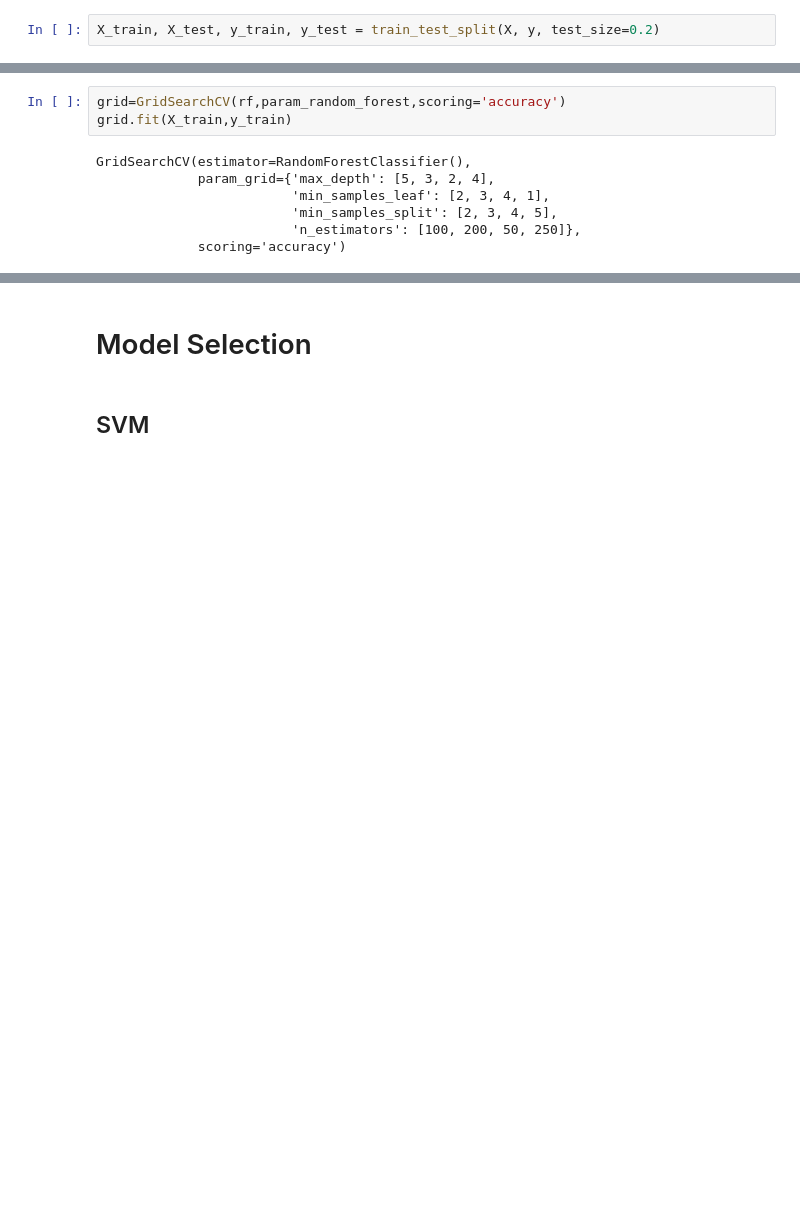
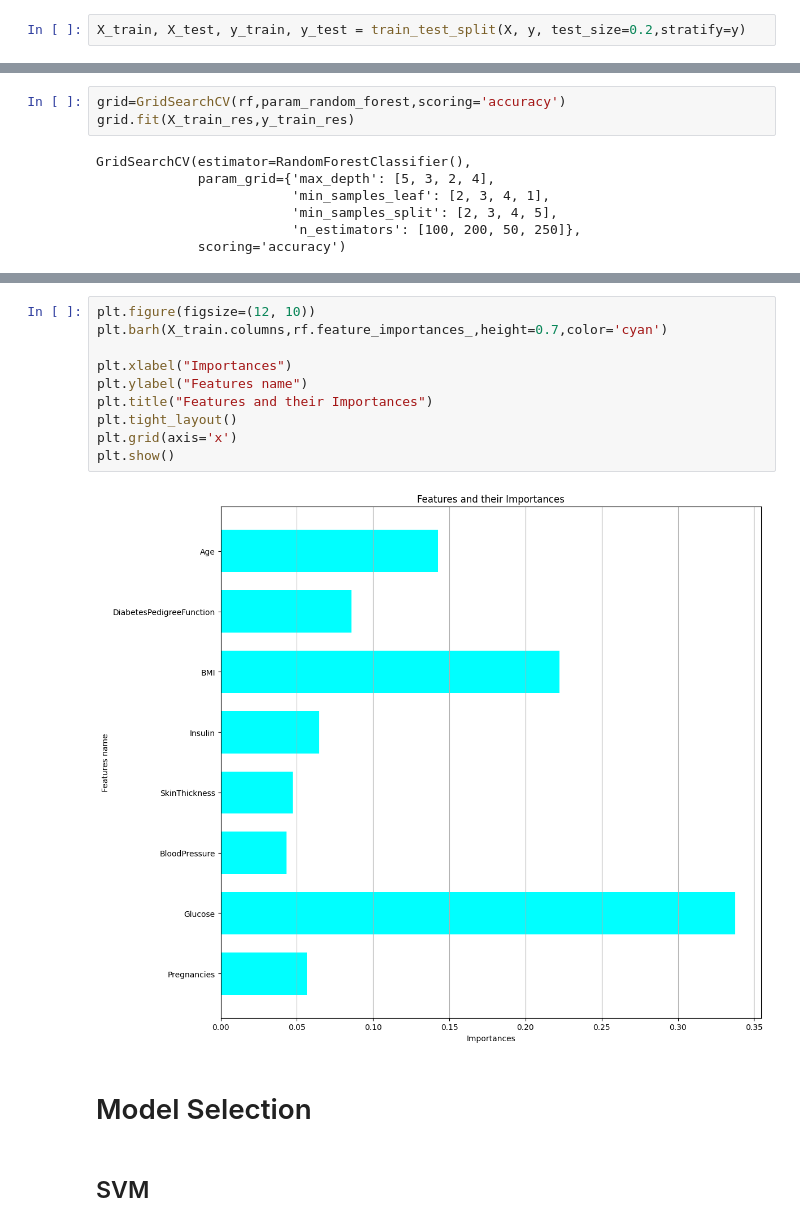
Before and after one commit to bhzyy/Machine_Learning, a Jupyter notebook: Diabet/diabet_predict.ipynb, the cells around one changed output, grey strips where cells are left out. Drawn from its saved outputs; the diff is of its cells as text; blank space fills up the shorter version.

```diff
--- a/Diabet/diabet_predict.ipynb
+++ b/Diabet/diabet_predict.ipynb
@@ -56,4 +56,4 @@ sns.pairplot(diabet_data_frame, hue='Outcome')
 X=diabet_data_frame.drop(["Outcome"],axis=1)
 y=diabet_data_frame["Outcome"]
 # %%
-X_train, X_test, y_train, y_test = train_test_split(X, y, test_size=0.2)
+X_train, X_test, y_train, y_test = train_test_split(X, y, test_size=0.2,stratify=y)
@@ -71,7 +82,7 @@ param_random_forest={
 }
 # %%
 grid=GridSearchCV(rf,param_random_forest,scoring='accuracy')
-grid.fit(X_train,y_train)
+grid.fit(X_train_res,y_train_res)
 # %% [output]
 GridSearchCV(estimator=RandomForestClassifier(),
              param_grid={'max_depth': [5, 3, 2, 4],
@@ -104,4 +115,16 @@ BloodPressure               0.046599
 dtype: float64
+# %%
+plt.figure(figsize=(12, 10))
+plt.barh(X_train.columns,rf.feature_importances_,height=0.7,color='cyan')
+
+plt.xlabel("Importances")
+plt.ylabel("Features name")
+plt.title("Features and their Importances")
+plt.tight_layout()
+plt.grid(axis='x')
+plt.show()
+# %% [output]
+[figure, added]
 # %% [markdown]
 # Model Selection
 # %% [markdown]
```
Also changed, not shown: parts of 19 cells of this notebook.
